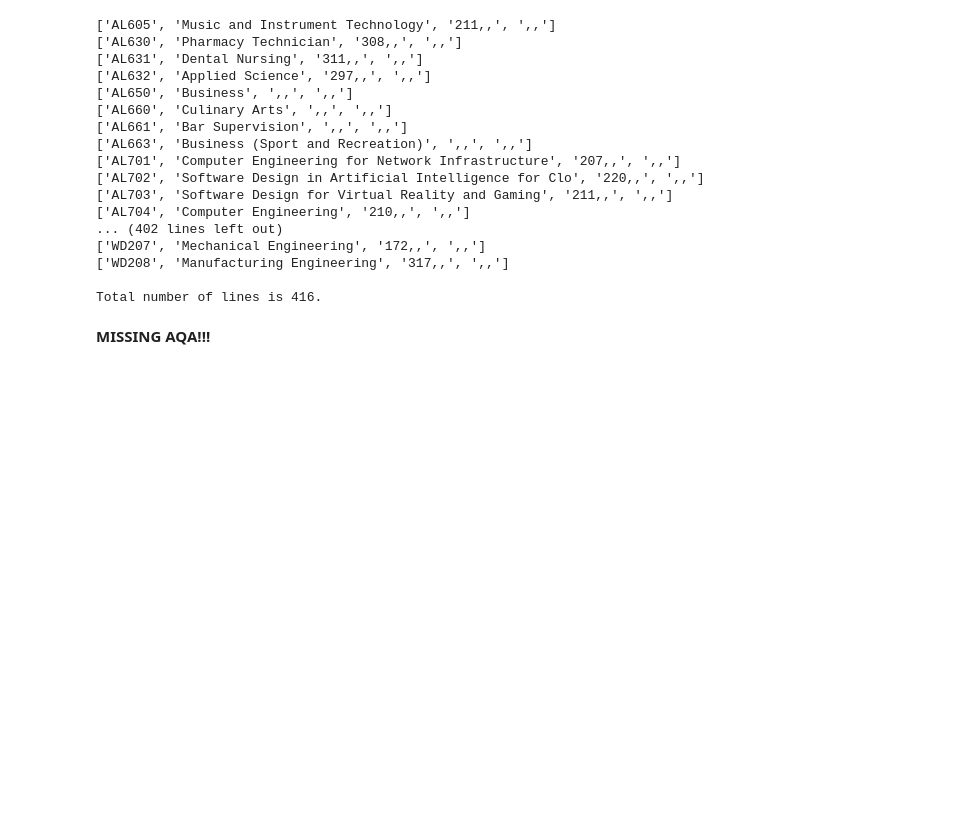
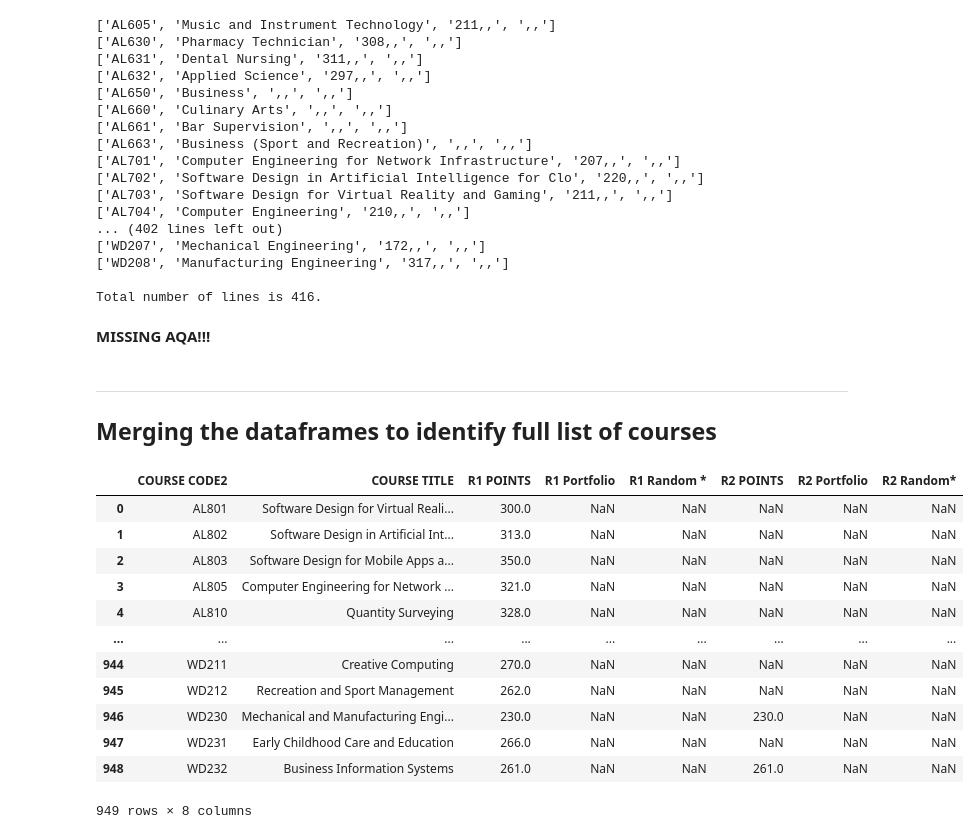
Before and after one commit to ssteffens/fundamentals-data-analysis-assessment, a Jupyter notebook: cao.ipynb, the cells around one changed output. Drawn from its saved outputs; the diff is of its cells as text; code cells hidden in the pictures; blank space fills up the shorter version.

Commit message:
CAO - Merging dataframes

```diff
--- a/cao.ipynb
+++ b/cao.ipynb
@@ -343,7 +343,7 @@ def points_to_array(s):
 ### Step 4: Saving the extracted course lines as a csv file
 # %%
 # Defining the file path for the csv file
-path = 'data/cao02021_new_csv' + nowstr + '.csv'
+path2021_8csv = 'data/cao2021_8_new_csv_' + nowstr + '.csv'
 # %%
 # Loop through the lines containing courses using the iter_lines() function
 
@@ -527,3 +533,27 @@ print(f"\nTotal number of lines is {no_lines}.")
 Total number of lines is 416.
 # %% [markdown]
 **MISSING AQA!!!**
+# %% [markdown]
+***
+
+## Merging the dataframes to identify full list of courses
+# %%
+# Converting 2021 level 8 data into a pandas dataframe
+df2021_8 = pd.read_csv(path2021_8csv)
+# %%
+# Display dataframe
+df2021_8
+# %% [output]
+|  | COURSE CODE2 | COURSE TITLE | R1 POINTS | R1 Portfolio | R1 Random * | R2 POINTS | R2 Portfolio | R2 Random* |
+| 0 | AL801 | Software Design for Virtual Reali... | 300.0 | NaN | NaN | NaN | NaN | NaN |
+| 1 | AL802 | Software Design in Artificial Int... | 313.0 | NaN | NaN | NaN | NaN | NaN |
+| 2 | AL803 | Software Design for Mobile Apps a... | 350.0 | NaN | NaN | NaN | NaN | NaN |
+| 3 | AL805 | Computer Engineering for Network ... | 321.0 | NaN | NaN | NaN | NaN | NaN |
+| 4 | AL810 | Quantity Surveying | 328.0 | NaN | NaN | NaN | NaN | NaN |
+| ... | ... | ... | ... | ... | ... | ... | ... | ... |
+| 944 | WD211 | Creative Computing | 270.0 | NaN | NaN | NaN | NaN | NaN |
+| 945 | WD212 | Recreation and Sport Management | 262.0 | NaN | NaN | NaN | NaN | NaN |
+| 946 | WD230 | Mechanical and Manufacturing Engi... | 230.0 | NaN | NaN | 230.0 | NaN | NaN |
+| 947 | WD231 | Early Childhood Care and Education | 266.0 | NaN | NaN | NaN | NaN | NaN |
+| 948 | WD232 | Business Information Systems | 261.0 | NaN | NaN | 261.0 | NaN | NaN |
+949 rows × 8 columns
```
Also changed, not shown: parts of 23 cells of this notebook, 31 other files.
